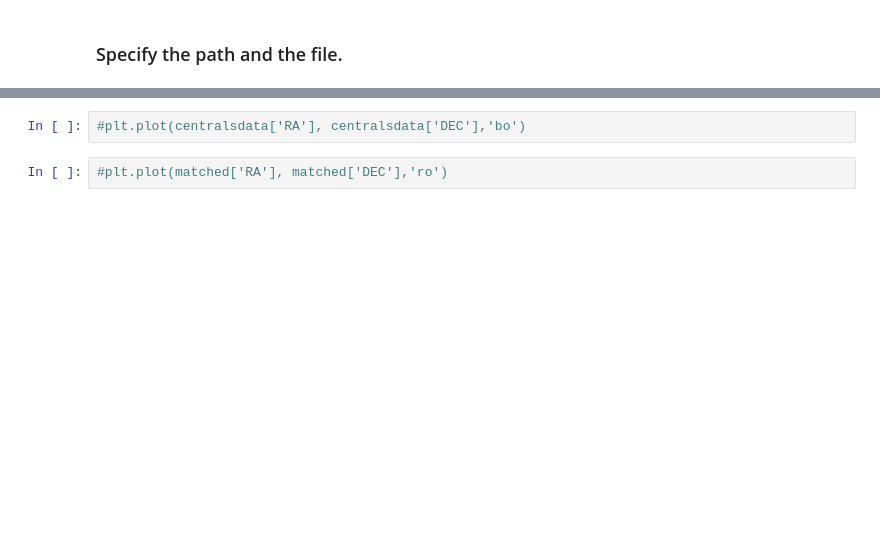
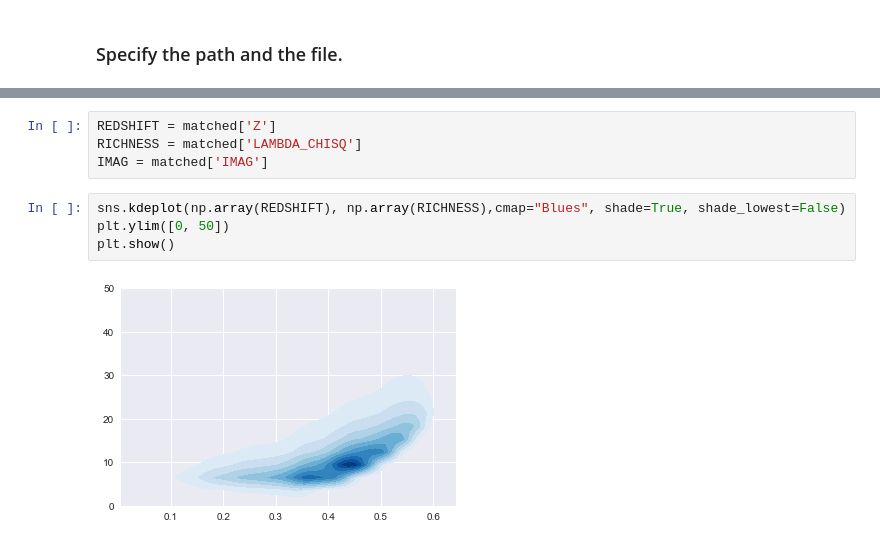
Before and after one commit to moustakas/siena-astrophysics, a Jupyter notebook: research/massivepilot/massivepilot.ipynb, the cells around one changed output, grey strips where cells are left out. Saved outputs shown, nothing was run; the diff lists cells and outputs as text; blank space fills up the shorter version.

Commit message:
working on some histogramming; using seaborn

```diff
--- a/research/massivepilot/massivepilot.ipynb
+++ b/research/massivepilot/massivepilot.ipynb
@@ -78,4 +81,10 @@ with warnings.catch_warnings():
-# %%
-#plt.plot(centralsdata['RA'], centralsdata['DEC'],'bo')
-# %%
-#plt.plot(matched['RA'], matched['DEC'],'ro')
+# %%
+REDSHIFT = matched['Z']
+RICHNESS = matched['LAMBDA_CHISQ']
+IMAG = matched['IMAG']
+# %%
+sns.kdeplot(np.array(REDSHIFT), np.array(RICHNESS),cmap="Blues", shade=True, shade_lowest=False)
+plt.ylim([0, 50])
+plt.show()
+# %% [output]
+[figure, added]
```
Also changed, not shown: parts of 9 cells of this notebook.
